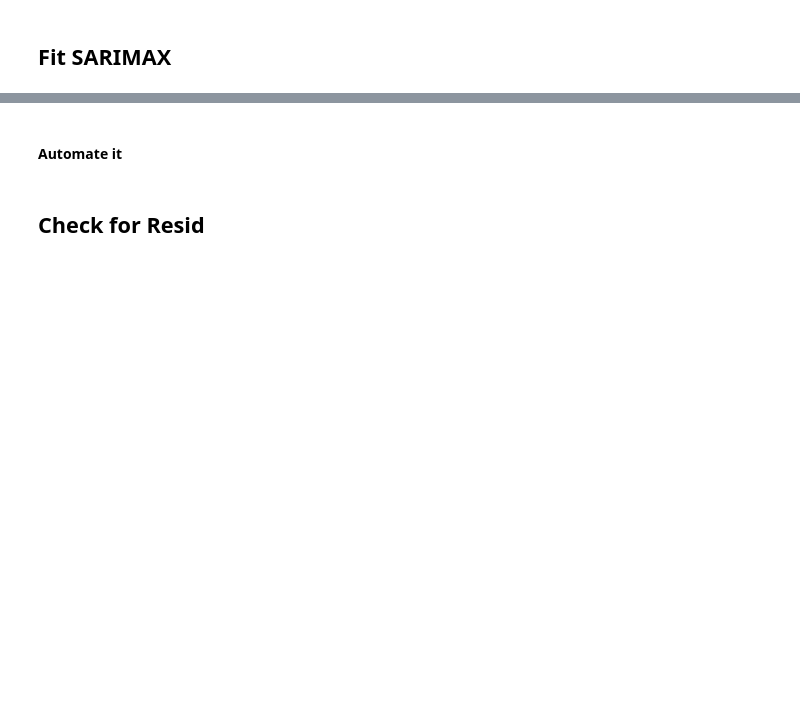
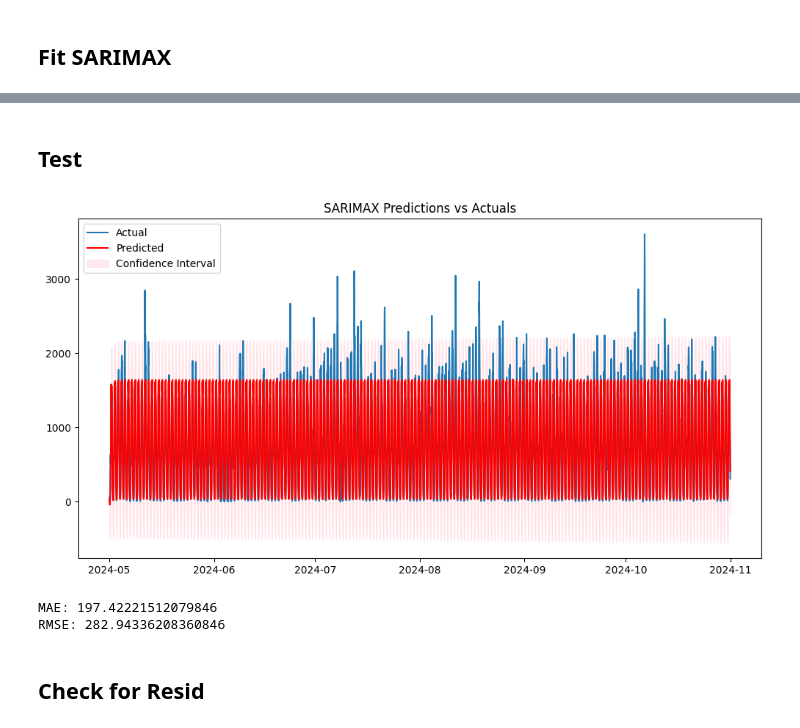
Before and after one commit to ymb287/HSG_BA_and_DS_Applications, a Jupyter notebook: person_yannik/model_yannik.ipynb, the cells around one changed output, grey strips where cells are left out. Drawn from its saved outputs; the diff is of its cells as text; code cells hidden in the pictures; blank space fills up the shorter version.

Commit message:
Problem SARIMA

```diff
--- a/person_yannik/model_yannik.ipynb
+++ b/person_yannik/model_yannik.ipynb
@@ -292,2 +214,0 @@ print(X.columns[selector.get_support()])
-# %% [markdown]
-#### Automate it
@@ -332,3 +215,46 @@ print("Best Exog Variables:", best_exog)
+# %% [markdown]
+## Test
+# %%
+start = test.index[0]
+end = test.index[-1]
+
+# Generate predictions with confidence intervals
+test_predictions = sarimax_results.get_prediction(start=start, end=end)
+predicted_mean = test_predictions.predicted_mean
+confidence_intervals = test_predictions.conf_int()
+
+# Combine predictions with the test data
+test_results = test.copy()
+test_results['Predicted'] = predicted_mean
+test_results['Lower_CI'] = confidence_intervals.iloc[:, 0]
+test_results['Upper_CI'] = confidence_intervals.iloc[:, 1]
+# %%
+import matplotlib.pyplot as plt
+
+plt.figure(figsize=(12, 6))
+plt.plot(test.index, test['Little Collins St-Swanston St (East)'], label='Actual')
+plt.plot(test.index, test_results['Predicted'], label='Predicted', color='red')
+plt.fill_between(test.index,
+                 test_results['Lower_CI'],
+                 test_results['Upper_CI'],
+                 color='pink', alpha=0.3, label='Confidence Interval')
+plt.legend()
+plt.title('SARIMAX Predictions vs Actuals')
+plt.show()
+# %% [output]
+[figure, added]
+# %%
+from sklearn.metrics import mean_absolute_error, mean_squared_error
+import numpy as np
+
+mae = mean_absolute_error(test['Little Collins St-Swanston St (East)'], test_results['Predicted'])
+rmse = np.sqrt(mean_squared_error(test['Little Collins St-Swanston St (East)'], test_results['Predicted']))
+
+print(f'MAE: {mae}')
+print(f'RMSE: {rmse}')
+# %% [output]
+MAE: 197.42221512079846
+RMSE: 282.94336208360846
 # %% [markdown]
 ## Check for Resid
 # %%
```
Also changed, not shown: parts of 13 cells of this notebook.
